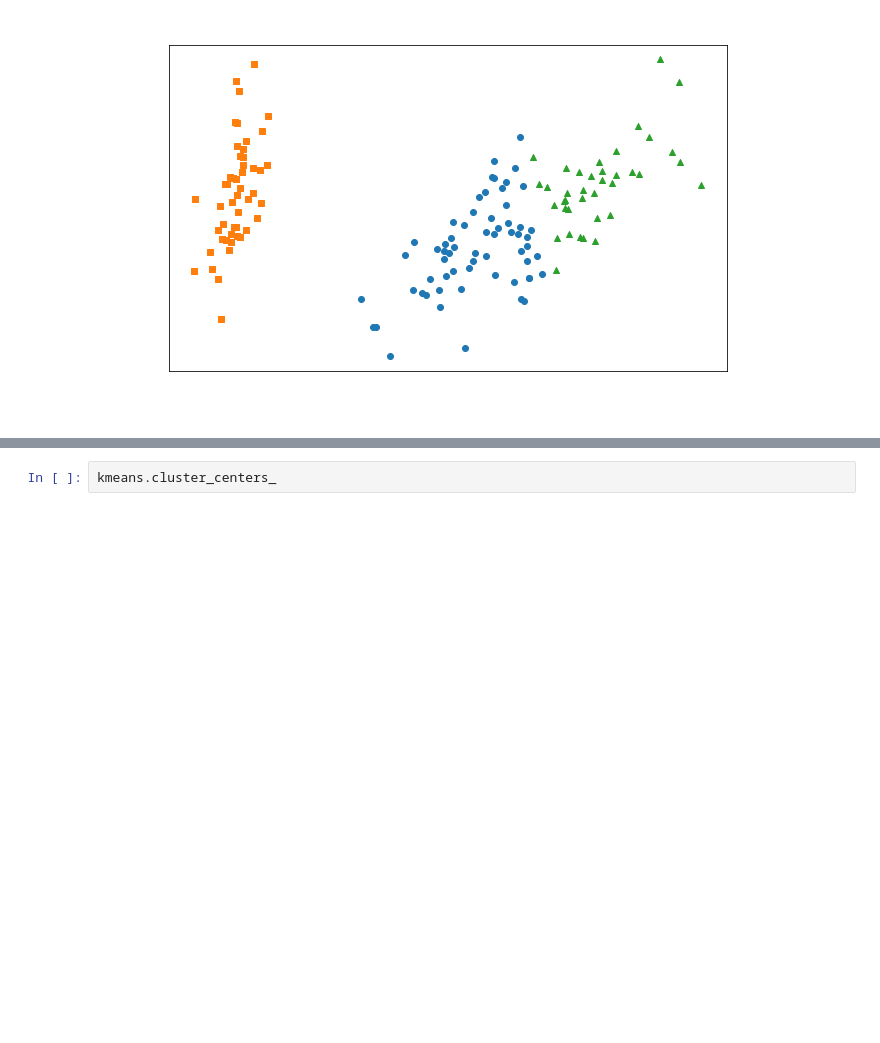
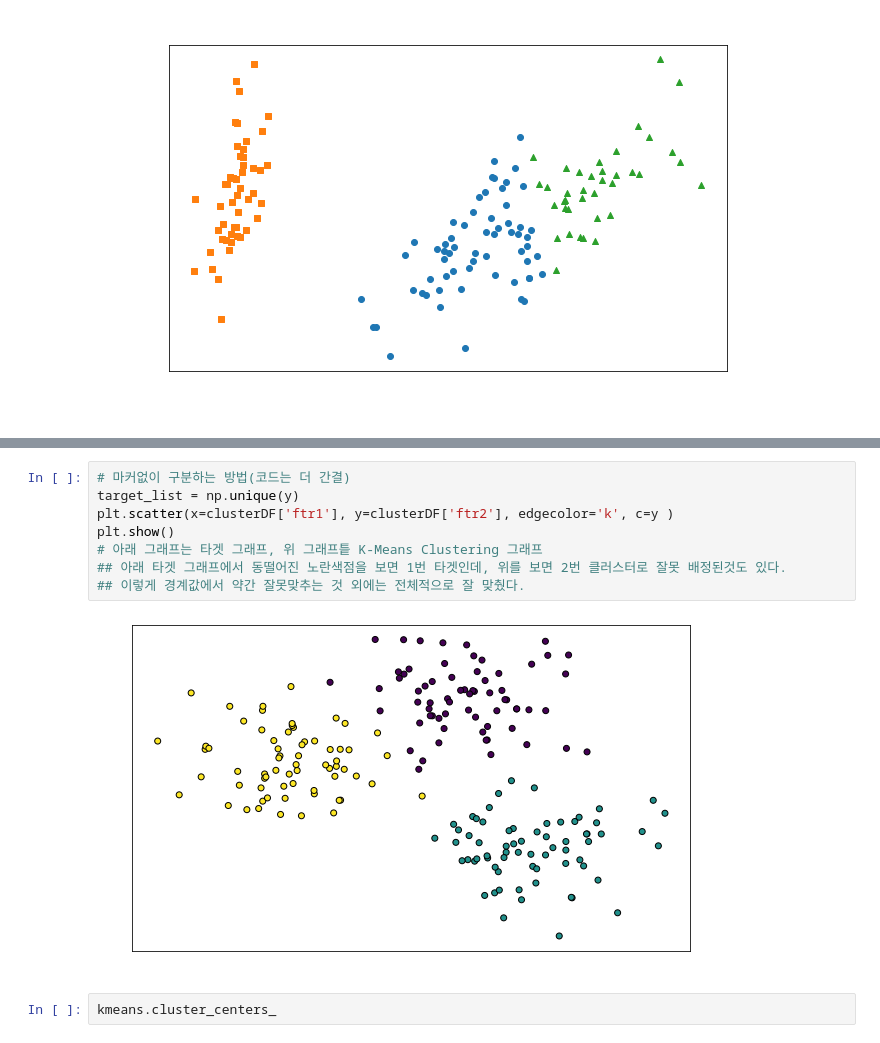
Before and after one commit to netsus/ML_PerfectGuide, a Jupyter notebook: 7장/7-1_KMeans.ipynb, the cells around one changed output, grey strips where cells are left out. Saved outputs shown, nothing was run; the diff lists cells and outputs as text; blank space fills up the shorter version.

```diff
--- a/7장/7-1_KMeans.ipynb
+++ b/7장/7-1_KMeans.ipynb
@@ -272,3 +304,13 @@ plt.show()
+# %%
+# 마커없이 구분하는 방법(코드는 더 간결)
+target_list = np.unique(y)
+plt.scatter(x=clusterDF['ftr1'], y=clusterDF['ftr2'], edgecolor='k', c=y )
+plt.show()
+# 아래 그래프는 타겟 그래프, 위 그래프틑 K-Means Clustering 그래프
+## 아래 타겟 그래프에서 동떨어진 노란색점을 보면 1번 타겟인데, 위를 보면 2번 클러스터로 잘못 배정된것도 있다.
+## 이렇게 경계값에서 약간 잘못맞추는 것 외에는 전체적으로 잘 맞췄다.
+# %% [output]
+[figure, added]
 # %%
 kmeans.cluster_centers_
 # %% [output]
```
Also changed, not shown: parts of 15 cells of this notebook.
